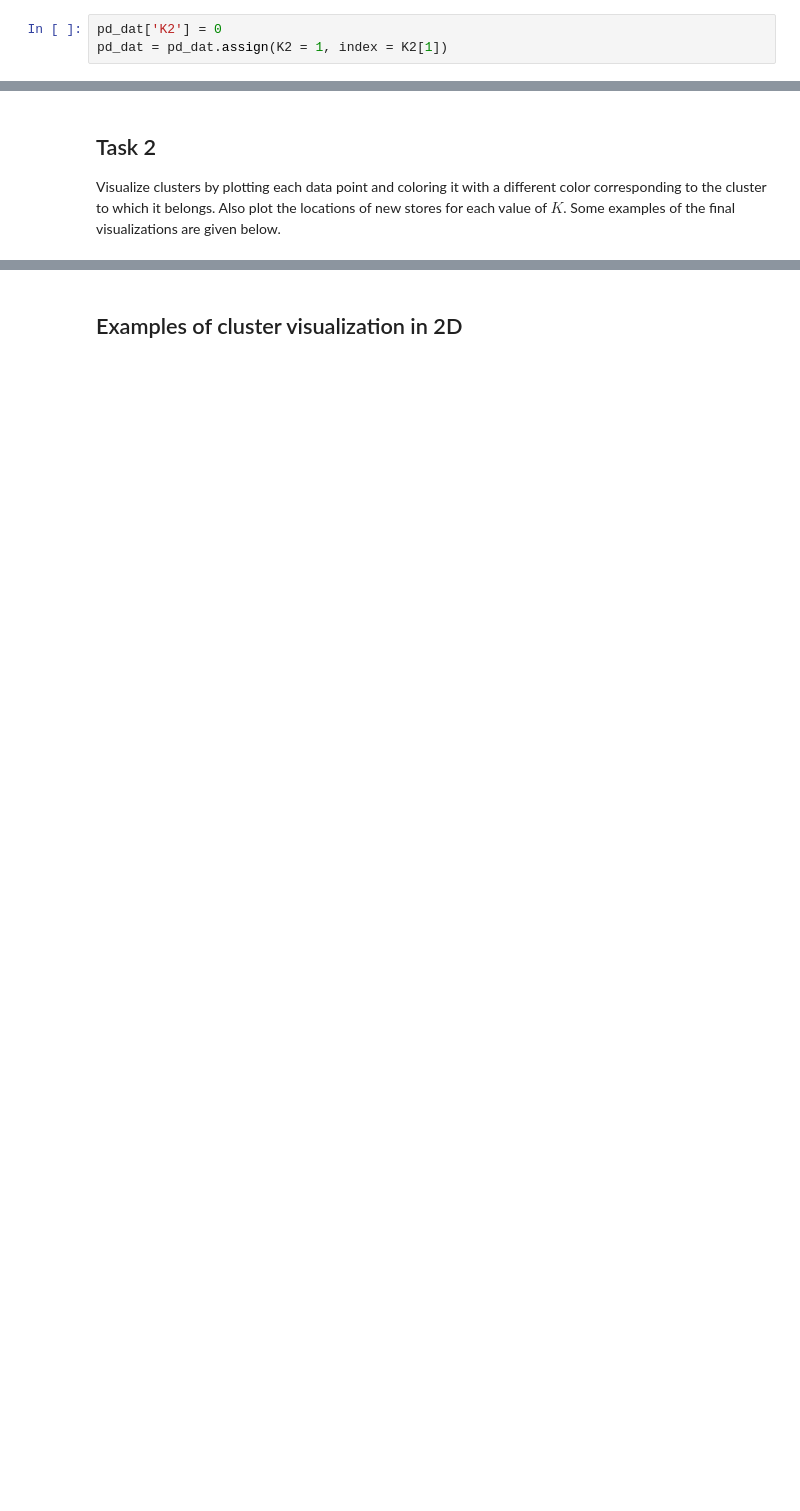
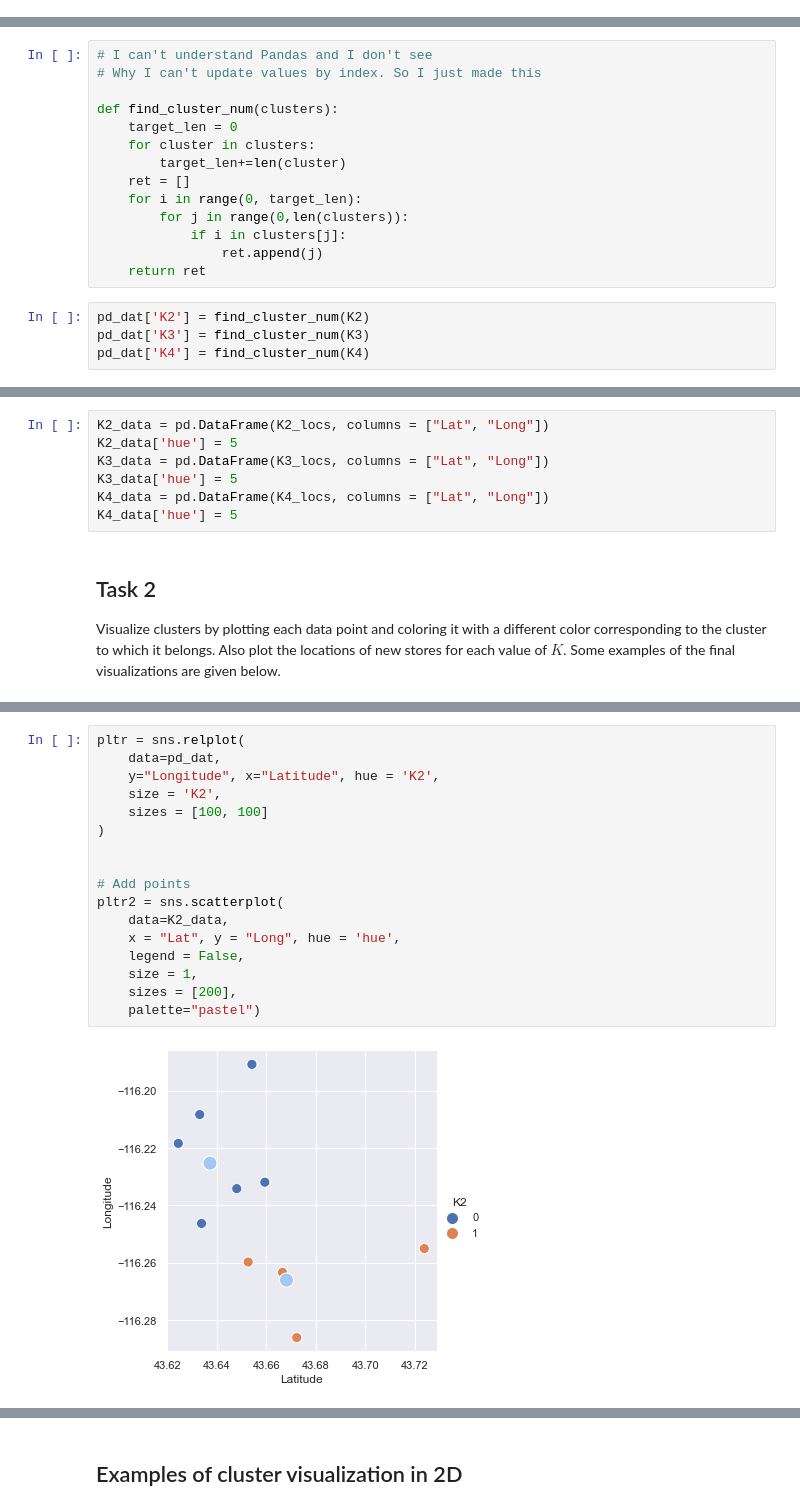
Before and after one commit to isaacw67/labs_ml_clustering, a Jupyter notebook: store_locations_lab.ipynb, the cells around one changed output, grey strips where cells are left out. Cells and saved outputs as stored; diff of their text form; blank space fills up the shorter version.

```diff
--- a/store_locations_lab.ipynb
+++ b/store_locations_lab.ipynb
@@ -176,3 +186,0 @@ Iteration 1
-# %%
-pd_dat['K2'] = 0
-pd_dat = pd_dat.assign(K2 = 1, index = K2[1])
@@ -185,3 +187,21 @@ len(K2[1])
+# %%
+# I can't understand Pandas and I don't see
+# Why I can't update values by index. So I just made this
+
+def find_cluster_num(clusters):
+    target_len = 0
+    for cluster in clusters:
+        target_len+=len(cluster)
+    ret = []
+    for i in range(0, target_len):
+        for j in range(0,len(clusters)):
+            if i in clusters[j]:
+                ret.append(j)
+    return ret
+# %%
+pd_dat['K2'] = find_cluster_num(K2)
+pd_dat['K3'] = find_cluster_num(K3)
+pd_dat['K4'] = find_cluster_num(K4)
 # %%
 # Extracting best store locations for each cluster of addresses
 # For each cluster, just find the centroid
@@ -217,3 +237,10 @@ print(K2_locs, K3_locs, K4_locs)
+# %%
+K2_data = pd.DataFrame(K2_locs, columns = ["Lat", "Long"])
+K2_data['hue'] = 5
+K3_data = pd.DataFrame(K3_locs, columns = ["Lat", "Long"])
+K3_data['hue'] = 5
+K4_data = pd.DataFrame(K4_locs, columns = ["Lat", "Long"])
+K4_data['hue'] = 5
 # %% [markdown]
 ## Task 2
 Visualize clusters by plotting each data point and coloring it with a different color corresponding to the cluster to which it belongs. Also plot the locations of new stores for each value of $K$. Some examples of the final visualizations are given below.
@@ -231,0 +253,19 @@ ValueError: Length of list vectors must match length of `data` when both are use
+# %%
+pltr = sns.relplot(
+    data=pd_dat,
+    y="Longitude", x="Latitude", hue = 'K2',
+    size = 'K2',
+    sizes = [100, 100]
+)
+
+
+# Add points
+pltr2 = sns.scatterplot(
+    data=K2_data,
+    x = "Lat", y = "Long", hue = 'hue',
+    legend = False,
+    size = 1,
+    sizes = [200],
+    palette="pastel")
+# %% [output]
+[figure, added]
```
Also changed, not shown: parts of 15 cells of this notebook.
